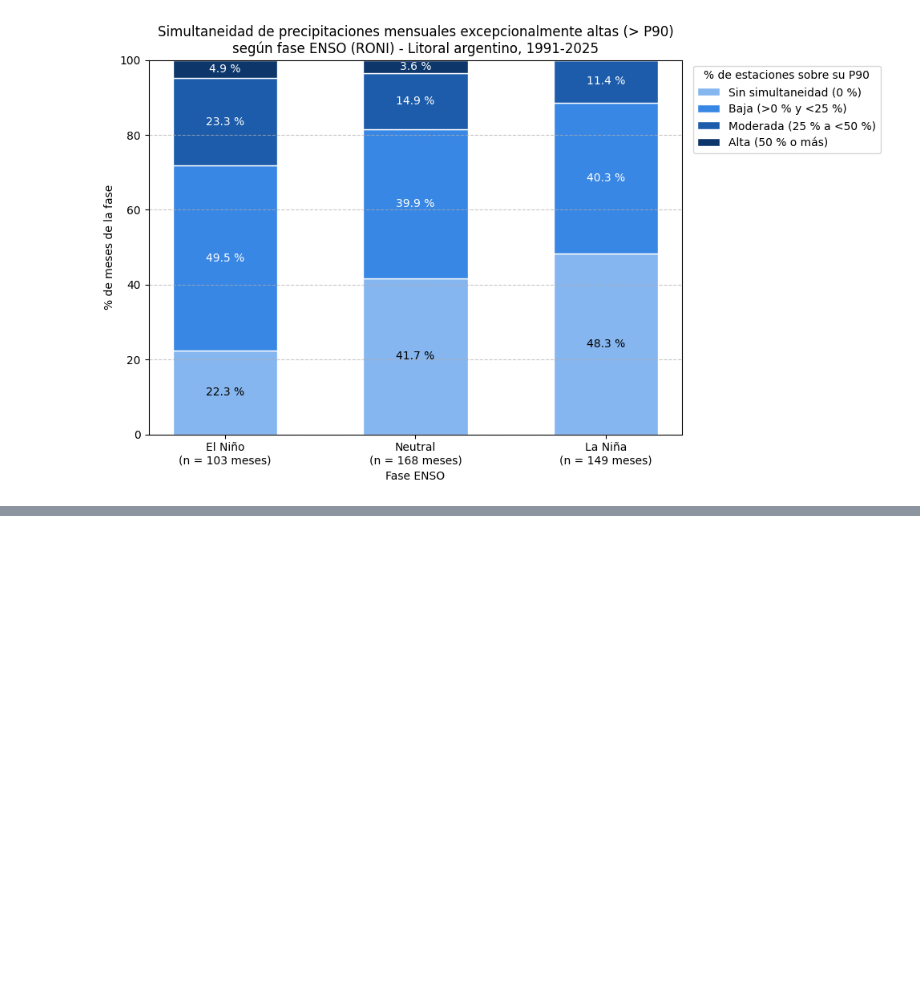
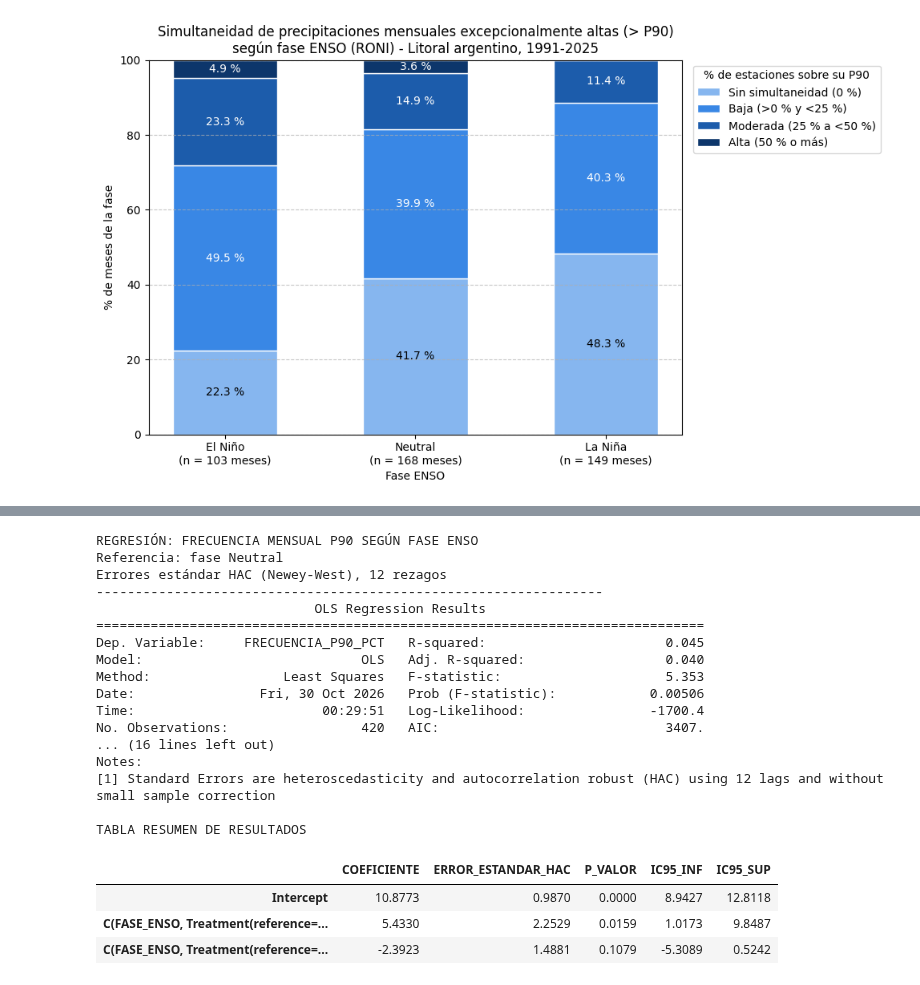
Before and after one commit to enrique20delgado-create/TP-Labo-ElNino-2C2026, a Jupyter notebook: Notebook/Ds_Enso.ipynb, the cells around one changed output, grey strips where cells are left out. Cells and saved outputs as stored; diff of their text form; code cells hidden in the pictures; blank space fills up the shorter version.

```diff
--- a/Notebook/Ds_Enso.ipynb
+++ b/Notebook/Ds_Enso.ipynb
@@ -2926,0 +3296,80 @@ dtype: int64
+# %%
+#Análisis estadísitico - modelo de regresión con errores estándar robustos a la
+#autocorrelación temporal mediante Newey-West (HAC)
+
+# ============================================================
+#ASOCIACIÓN ENTRE FASE ENSO Y FRECUENCIA MENSUAL P90
+# Regresión lineal con errores estándar HAC (Newey-West)
+# Litoral argentino | 1991–2025
+# ============================================================
+
+import statsmodels.formula.api as smf
+
+# 1. Preparar los datos sin modificar el DataFrame original
+datos_regresion = (
+    frecuencia_mensual_p90
+    .sort_values("FECHA")
+    .copy()
+)
+
+# 2. Verificar que no existan valores faltantes
+columnas_modelo = ["FRECUENCIA_P90_PCT", "FASE_ENSO"]
+
+if datos_regresion[columnas_modelo].isna().any().any():
+    raise ValueError("Existen valores faltantes en las variables del modelo.")
+
+# 3. Ajustar el modelo con fase Neutral como referencia
+modelo_hac = smf.ols(
+    formula=(
+        "FRECUENCIA_P90_PCT ~ "
+        "C(FASE_ENSO, Treatment(reference='Neutral'))"
+    ),
+    data=datos_regresion
+).fit(
+    cov_type="HAC",
+    cov_kwds={"maxlags": 12}
+)
+
+# 4. Mostrar resultados completos
+print("REGRESIÓN: FRECUENCIA MENSUAL P90 SEGÚN FASE ENSO")
+print("Referencia: fase Neutral")
+print("Errores estándar HAC (Newey-West), 12 rezagos")
+print("-" * 65)
+
+print(modelo_hac.summary())
+
+# 5. Mostrar tabla resumida
+intervalos = modelo_hac.conf_int()
+
+resultados_hac = pd.DataFrame({
+    "COEFICIENTE": modelo_hac.params,
+    "ERROR_ESTANDAR_HAC": modelo_hac.bse,
+    "P_VALOR": modelo_hac.pvalues,
+    "IC95_INF": intervalos[0],
+    "IC95_SUP": intervalos[1]
+}).round(4)
+
+print("\nTABLA RESUMEN DE RESULTADOS")
+display(resultados_hac)
+# %% [output]
+REGRESIÓN: FRECUENCIA MENSUAL P90 SEGÚN FASE ENSO
+Referencia: fase Neutral
+Errores estándar HAC (Newey-West), 12 rezagos
+-----------------------------------------------------------------
+                            OLS Regression Results
+==============================================================================
+Dep. Variable:     FRECUENCIA_P90_PCT   R-squared:                       0.045
+Model:                            OLS   Adj. R-squared:                  0.040
+Method:                 Least Squares   F-statistic:                     5.353
+Date:                Fri, 30 Oct 2026   Prob (F-statistic):            0.00506
+Time:                        00:29:51   Log-Likelihood:                -1700.4
+No. Observations:                 420   AIC:                             3407.
+... (16 lines left out)
+Notes:
+[1] Standard Errors are heteroscedasticity and autocorrelation robust (HAC) using 12 lags and without small sample correction
+
+TABLA RESUMEN DE RESULTADOS
+|  | COEFICIENTE | ERROR_ESTANDAR_HAC | P_VALOR | IC95_INF | IC95_SUP |
+| Intercept | 10.8773 | 0.9870 | 0.0000 | 8.9427 | 12.8118 |
+| C(FASE_ENSO, Treatment(reference=... | 5.4330 | 2.2529 | 0.0159 | 1.0173 | 9.8487 |
+| C(FASE_ENSO, Treatment(reference=... | -2.3923 | 1.4881 | 0.1079 | -5.3089 | 0.5242 |
```
Also changed, not shown: parts of 16 cells of this notebook.
